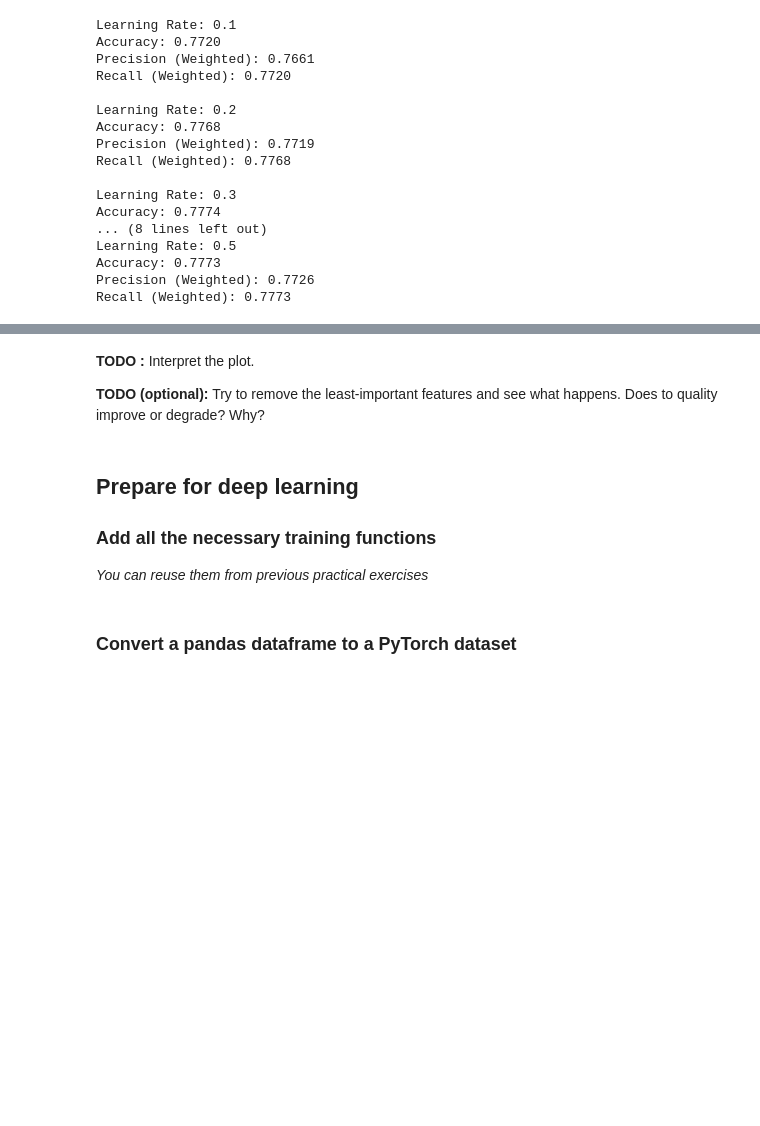
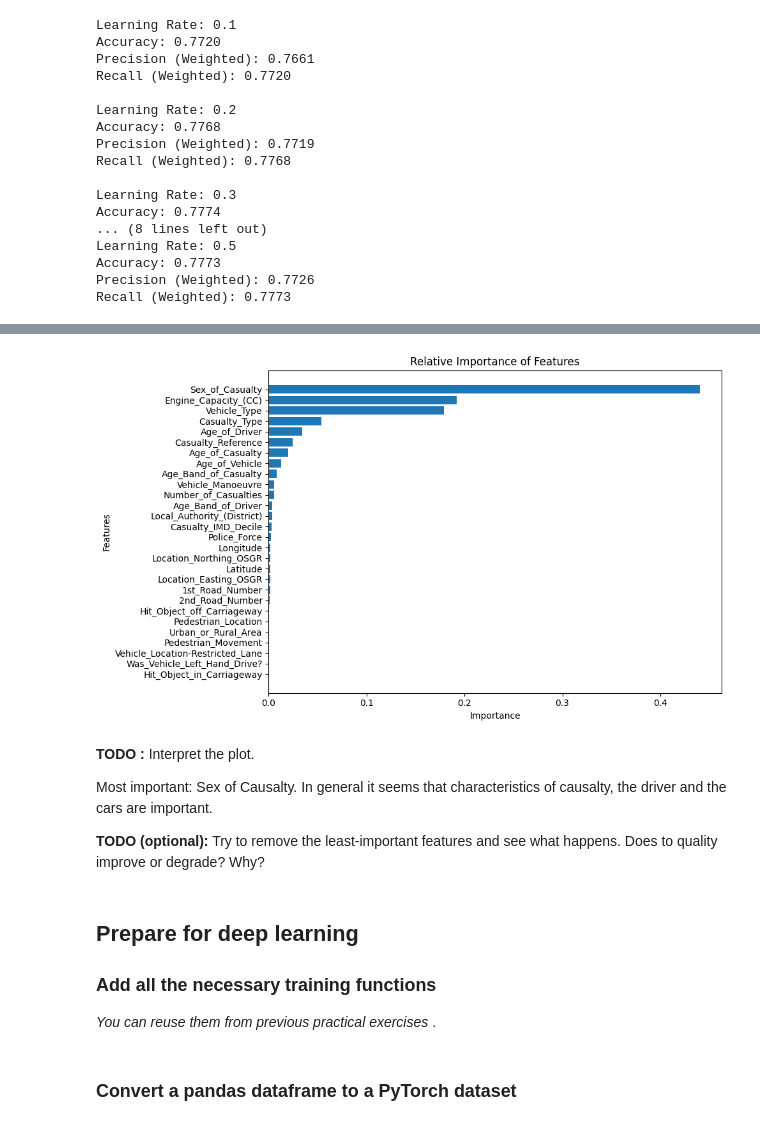
Before and after one commit to Paul-Jarschke/Machine-Learning-Practicals, a Jupyter notebook: Practical_04/Leon/4_Loeppert.ipynb, the cells around one changed output, grey strips where cells are left out. Drawn from its saved outputs; the diff is of its cells as text; code cells hidden in the pictures; blank space fills up the shorter version.

```diff
--- a/Practical_04/Leon/4_Loeppert.ipynb
+++ b/Practical_04/Leon/4_Loeppert.ipynb
@@ -465,43 +496,54 @@ max_depth_exploration(train_X, train_y, test_X, test_y)
 ## TODO -  sklearn trees have the attribute feature_importances_
 ## make a plot, to show relative importance (maximum is 1) of your classifier and
 ## order features from most relevant feature to the least relevant in the plot
+
 
 def plot_explained_variance(clf, X):
     # Get the feature importances from the classifier
     feature_importance = clf.feature_importances_
 
     # Sort the feature importances in descending order and get the corresponding indices
-    sorted_indices = feature_importance.argsort()[::-1]
+    sorted_indices = feature_importance.argsort()
 
     # Sort the feature importances and feature names based on the sorted indices
     sorted_importance = feature_importance[sorted_indices]
     feature_names = X.columns[sorted_indices]
 
-    # Create a bar plot to visualize the relative importance of features
+    # Create a horizontal bar plot to visualize the relative importance of features
     plt.figure(figsize=(10, 6))
-    plt.bar(range(len(sorted_importance)), sorted_importance)
+    plt.barh(range(len(sorted_importance)), sorted_importance)
 
-    # Set the x-axis labels as the sorted feature names and rotate them by 90 degrees for better readability
-    plt.xticks(range(len(sorted_importance)), feature_names, rotation=90)
+    # Set the y-axis labels as the sorted feature names in reverse order to plot the most important features on top
+    plt.yticks(range(len(sorted_importance)), feature_names)
 
     # Add axis labels and a title to the plot
-    plt.xlabel("Features")
-    plt.ylabel("Importance")
+    plt.xlabel("Importance")
+    plt.ylabel("Features")
     plt.title("Relative Importance of Features")
 
     # Adjust the layout and display the plot
     plt.tight_layout()
     plt.show()
+
+    # clf: The clf argument is the trained classifier model (e.g., a GradientBoostingClassifier) that has been fitted on the training data. It should have the feature_importances_ attribute, which provides the relative importance of each feature.
+
+    # X: The X argument represents the feature data used for training the classifier. It can be a pandas DataFrame, a NumPy array, or any other array-like object where each column corresponds to a feature. The X data should have the same number of columns and the same column order as the data used to train the classifier.
 # %%
 ## TODO : display the plot
+plot_explained_variance(model, train_X)
+# %% [output]
+[figure, added]
 # %% [markdown]
 **TODO :** Interpret the plot.
 
+Most important: Sex of Causalty. In general it seems that characteristics of causalty, the driver and the cars are important.
+
 **TODO (optional):** Try to remove the least-important features and see what happens. Does to quality improve or degrade? Why?
 # %% [markdown]
 ## Prepare for deep learning
 ### Add all the necessary training functions
 *You can reuse them from previous practical exercises*
+.
 # %%
 ## TODO write a function that calculates the accuracy
 ## Hint - you can use yours from practical 3
```
Also changed, not shown: parts of 2 cells of this notebook.
